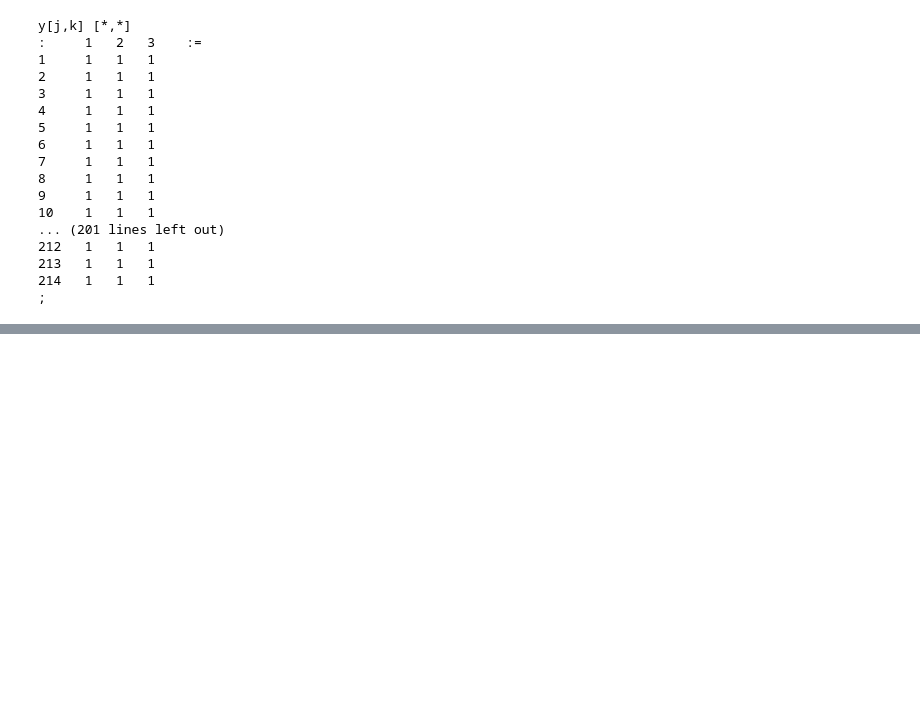
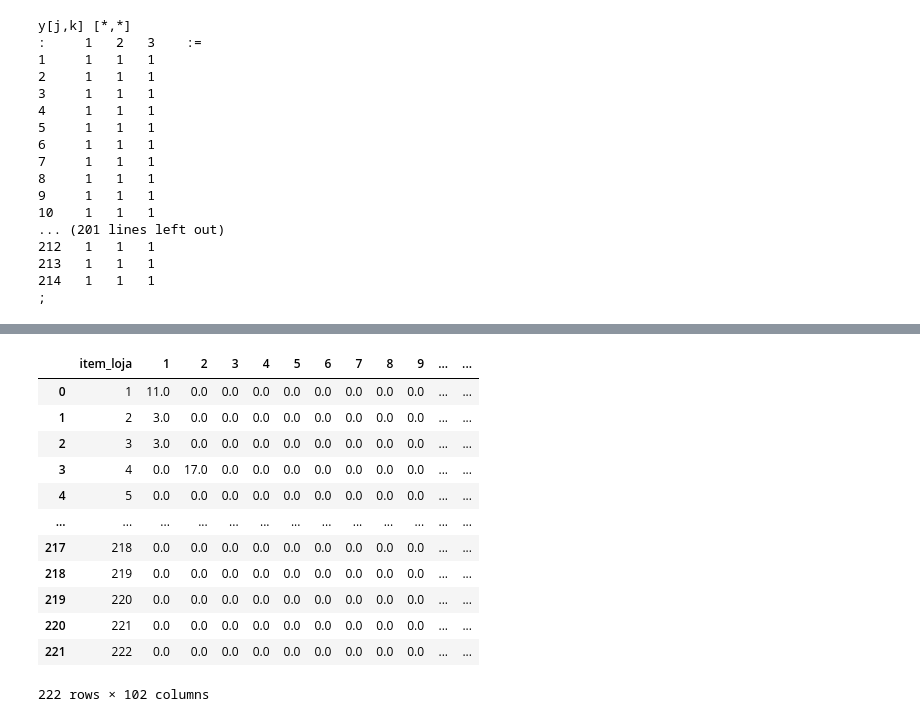
Before and after one commit to CandaPin/Resolucao_Problemas, a Jupyter notebook: 02-Notebook/Modelo_exato/02.1-cqavp-AMPL-Bin_packing_continuacao.ipynb, the cells around one changed output, grey strips where cells are left out. Drawn from its saved outputs; the diff is of its cells as text; code cells hidden in the pictures; blank space fills up the shorter version.

```diff
--- a/02-Notebook/Modelo_exato/02.1-cqavp-AMPL-Bin_packing_continuacao.ipynb
+++ b/02-Notebook/Modelo_exato/02.1-cqavp-AMPL-Bin_packing_continuacao.ipynb
@@ -445,0 +483,19 @@ y[j,k] [*,*]
+# %%
+df_agrupamento_loja1 = e_s1.query('chave_loja_buffer_onda == 1').pivot_table(index='item_loja', columns='caixa', values='valor_multiplo', fill_value=0)
+df_agrupamento_loja1 = df_agrupamento_loja1.reset_index()
+df_agrupamento_loja1.columns.name = None
+df_agrupamento_loja1 # as colunas são as caixas
+# %% [output]
+|  | item_loja | 1 | 2 | 3 | 4 | 5 | 6 | 7 | 8 | 9 | ... | ... |
+| 0 | 1 | 11.0 | 0.0 | 0.0 | 0.0 | 0.0 | 0.0 | 0.0 | 0.0 | 0.0 | ... | ... |
+| 1 | 2 | 3.0 | 0.0 | 0.0 | 0.0 | 0.0 | 0.0 | 0.0 | 0.0 | 0.0 | ... | ... |
+| 2 | 3 | 3.0 | 0.0 | 0.0 | 0.0 | 0.0 | 0.0 | 0.0 | 0.0 | 0.0 | ... | ... |
+| 3 | 4 | 0.0 | 17.0 | 0.0 | 0.0 | 0.0 | 0.0 | 0.0 | 0.0 | 0.0 | ... | ... |
+| 4 | 5 | 0.0 | 0.0 | 0.0 | 0.0 | 0.0 | 0.0 | 0.0 | 0.0 | 0.0 | ... | ... |
+| ... | ... | ... | ... | ... | ... | ... | ... | ... | ... | ... | ... | ... |
+| 217 | 218 | 0.0 | 0.0 | 0.0 | 0.0 | 0.0 | 0.0 | 0.0 | 0.0 | 0.0 | ... | ... |
+| 218 | 219 | 0.0 | 0.0 | 0.0 | 0.0 | 0.0 | 0.0 | 0.0 | 0.0 | 0.0 | ... | ... |
+| 219 | 220 | 0.0 | 0.0 | 0.0 | 0.0 | 0.0 | 0.0 | 0.0 | 0.0 | 0.0 | ... | ... |
+| 220 | 221 | 0.0 | 0.0 | 0.0 | 0.0 | 0.0 | 0.0 | 0.0 | 0.0 | 0.0 | ... | ... |
+| 221 | 222 | 0.0 | 0.0 | 0.0 | 0.0 | 0.0 | 0.0 | 0.0 | 0.0 | 0.0 | ... | ... |
+222 rows × 102 columns
```
Also changed, not shown: parts of 27 cells of this notebook, 1 other file.
